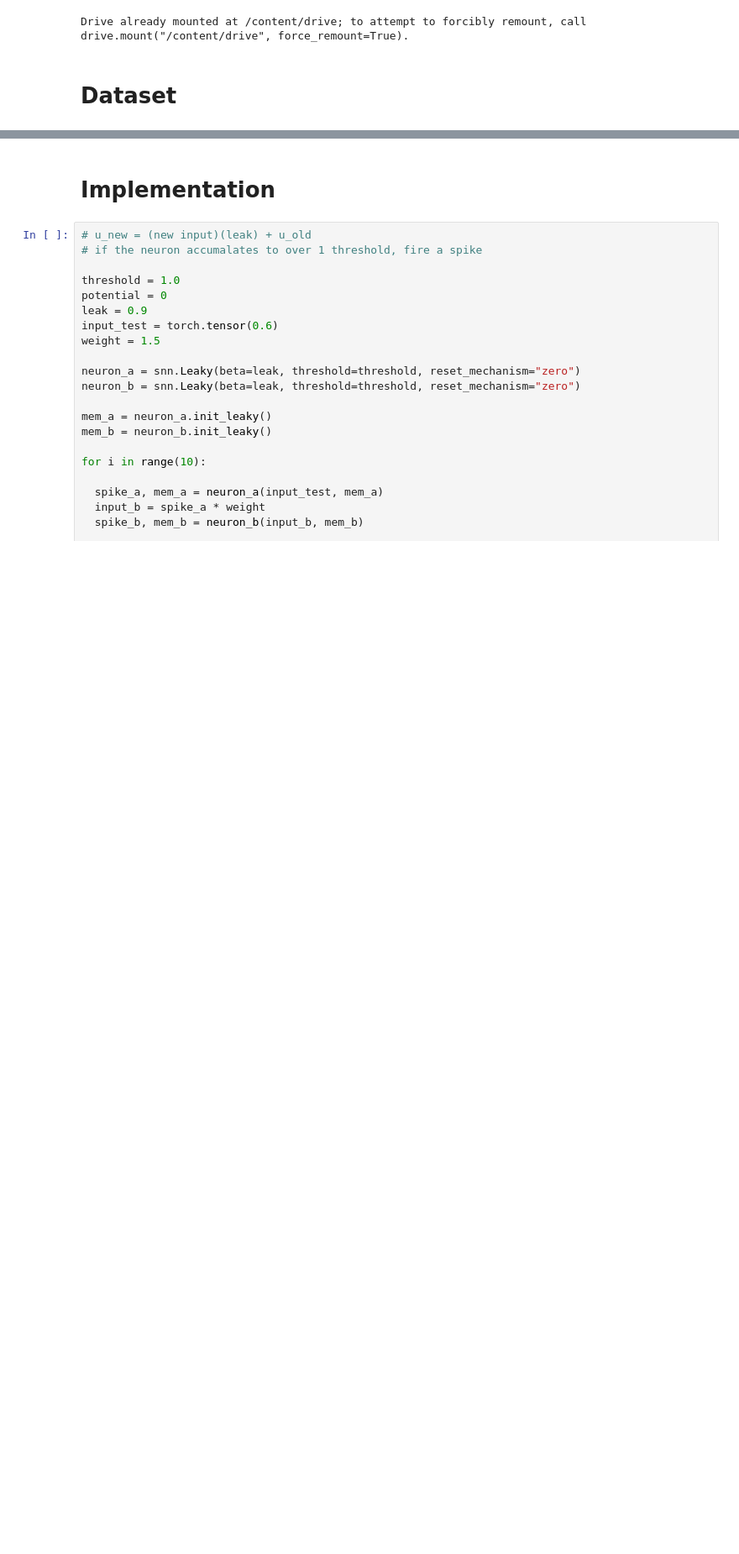
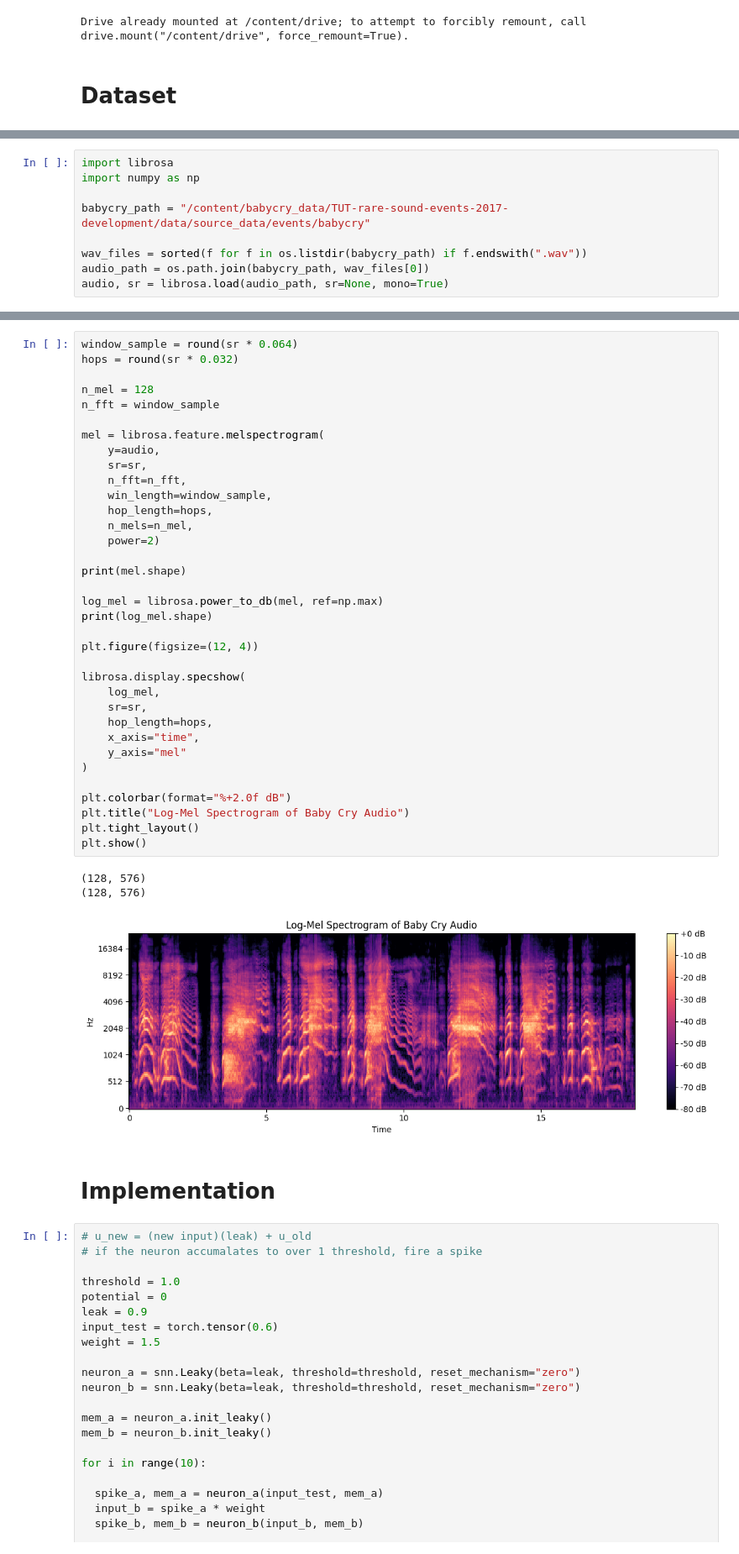
Before and after one commit to redddddsu/Adaptative-SNN-Based-Triggering, a Jupyter notebook: Software_Implementation.ipynb, the cells around one changed output, grey strips where cells are left out. Shown at 84% size. Drawn from its saved outputs; the diff is of its cells as text; blank space fills up the shorter version.

Commit message:
Implement Mel-Spectrogram for a single sample

```diff
--- a/Software_Implementation.ipynb
+++ b/Software_Implementation.ipynb
@@ -94,0 +43,9 @@ First 10 feature values:
+# %%
+import librosa
+import numpy as np
+
+babycry_path = "/content/babycry_data/TUT-rare-sound-events-2017-development/data/source_data/events/babycry"
+
+wav_files = sorted(f for f in os.listdir(babycry_path) if f.endswith(".wav"))
+audio_path = os.path.join(babycry_path, wav_files[0])
+audio, sr = librosa.load(audio_path, sr=None, mono=True)
@@ -95,3 +56,42 @@ First 10 feature values:
+# %%
+window_sample = round(sr * 0.064)
+hops = round(sr * 0.032)
+
+n_mel = 128
+n_fft = window_sample
+
+mel = librosa.feature.melspectrogram(
+    y=audio,
+    sr=sr,
+    n_fft=n_fft,
+    win_length=window_sample,
+    hop_length=hops,
+    n_mels=n_mel,
+    power=2)
+
+print(mel.shape)
+
+log_mel = librosa.power_to_db(mel, ref=np.max)
+print(log_mel.shape)
+
+plt.figure(figsize=(12, 4))
+
+librosa.display.specshow(
+    log_mel,
+    sr=sr,
+    hop_length=hops,
+    x_axis="time",
+    y_axis="mel"
+)
+
+plt.colorbar(format="%+2.0f dB")
+plt.title("Log-Mel Spectrogram of Baby Cry Audio")
+plt.tight_layout()
+plt.show()
+# %% [output]
+(128, 576)
+(128, 576)
+[figure, added]
 # %% [markdown]
 # Implementation
 # %%
```
Also changed, not shown: parts of 6 cells of this notebook.
